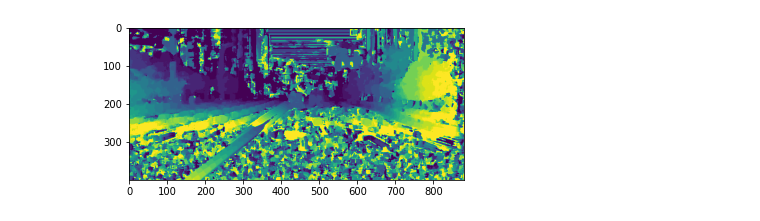
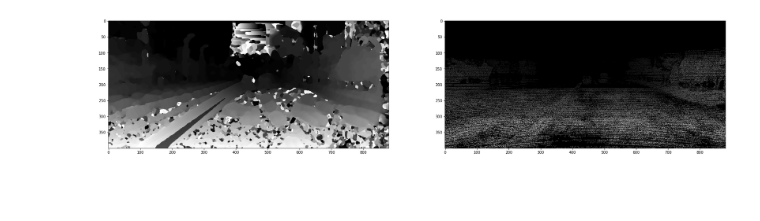
Before and after one commit to LOOP115/Stereo_Disparity, a Jupyter notebook: code.ipynb, the cells around one changed output. Drawn from its saved outputs; the diff is of its cells as text; code cells hidden in the pictures; blank space fills up the shorter version.

```diff
--- a/code.ipynb
+++ b/code.ipynb
@@ -1,48 +1,59 @@
 # %%
 from PIL import Image
 from pylab import *
-from numpy import *
+import numpy as np
 from numpy.ma import array
 from scipy import ndimage
-def plane_sweep_ncc(im_l,im_r,start,steps,wid):
+import cv2
+from matplotlib import pyplot as plt
+
+
+def NCC_UniformFilter(im_l,im_r,start,steps,wid):
     """ 使用归一化的互相关计算视差图像 """
     m,n = im_l.shape
     # 保存不同求和值的数组
-    mean_l = zeros((m,n))
-    mean_r = zeros((m,n))
-    s = zeros((m,n))
-    s_l = zeros((m,n))
-    s_r = zeros((m,n))
+    mean_l = np.zeros((m,n))
+    mean_r = np.zeros((m,n))
+    s = np.zeros((m,n))
+    s_l = np.zeros((m,n))
+    s_r = np.zeros((m,n))
     # 保存深度平面的数组
-    dmaps = zeros((m,n,steps))
+    dmaps = np.zeros((m, n, steps * 4))
     # 计算图像块的平均值
     ndimage.uniform_filter(im_l,wid,mean_l)
     ndimage.uniform_filter(im_r,wid,mean_r)
     # 归一化图像
     norm_l = im_l - mean_l
     norm_r = im_r - mean_r
+    #steps = np.arange(0,68,0.25)
+
     # 尝试不同的视差
+    count = 0
     for displ in range(steps):
         # 将左边图像移动到右边，计算加和
-        ndimage.uniform_filter(np.roll(norm_l, -displ - start) * norm_r, wid, s) # 和归一化
-        ndimage.uniform_filter(np.roll(norm_l, -displ - start) * np.roll(norm_l, -displ - start), wid, s_l)
+        #shiftImg = np.roll(norm_l, int(round(-displ - start, 0)))
+        shiftImg = np.roll(norm_l, -displ - start, 0)
+        ndimage.uniform_filter(shiftImg * norm_r, wid, s) # 和归一化
+        ndimage.uniform_filter( shiftImg *  shiftImg, wid, s_l)
         ndimage.uniform_filter(norm_r*norm_r,wid,s_r) # 和反归一化
         # 保存 ncc 的分数
-        dmaps[:,:,displ] = s / sqrt(abs(s_l * s_r))
+        dmaps[:,:,count] = s / sqrt(abs(s_l * s_r))
+        count+=1
         # 为每个像素选取最佳深度
     return np.argmax(dmaps, axis=2)
 
-def plane_sweep_gauss(im_l,im_r,start,steps,wid):
+
+def NCC_Gauss(im_l,im_r,start,steps,wid):
  """ 使用带有高斯加权周边的归一化互相关计算视差图像 """
  m,n = im_l.shape
  # 保存不同加和的数组
- mean_l = zeros((m,n))
- mean_r = zeros((m,n))
- s = zeros((m,n))
- s_l = zeros((m,n))
- s_r = zeros((m,n))
+ mean_l = np.zeros((m,n))
+ mean_r = np.zeros((m,n))
+ s = np.zeros((m,n))
+ s_l = np.zeros((m,n))
+ s_r = np.zeros((m,n))
  # 保存深度平面的数组
- dmaps = zeros((m,n,steps))
+ dmaps = np.zeros((m,n,steps))
  # 计算平均值
  ndimage.gaussian_filter(im_l,wid,0,mean_l)
  ndimage.gaussian_filter(im_r,wid,0,mean_r)
@@ -52,24 +63,44 @@ def plane_sweep_gauss(im_l,im_r,start,steps,wid):
  # 尝试不同的视差
  for displ in range(steps):
      # 将左边图像移动到右边，计算加和
-     ndimage.gaussian_filter(np.roll(norm_l, -displ - start) * norm_r, wid, 0, s) # 和归一化
-     ndimage.gaussian_filter(np.roll(norm_l, -displ - start) * np.roll(norm_l, -displ - start), wid, 0, s_l)
+     shiftImg = np.roll(norm_l, -displ - start)
+     ndimage.gaussian_filter(shiftImg * norm_r, wid, 0, s) # 和归一化
+     ndimage.gaussian_filter(shiftImg * shiftImg, wid, 0, s_l)
      ndimage.gaussian_filter(norm_r*norm_r,wid,0,s_r) # 和反归一化
      # 保存 ncc 的分数
      dmaps[:,:,displ] = s / np.sqrt(s_l * s_r)
  # 为每个像素选取最佳深度
  return np.argmax(dmaps, axis=2)
 
-im_l = array(Image.open(r'resources\Dataset\2018-07-09-16-11-56_2018-07-09-16-11-56-702-left.jpg').convert('L'), 'f')
-im_r = array(Image.open(r'resources\Dataset\2018-07-09-16-11-56_2018-07-09-16-11-56-702-right.jpg').convert('L'),'f')
+im_l = cv2.imread("./resources/Dataset/2018-07-09-16-11-56_2018-07-09-16-11-56-702-left.jpg",cv2.IMREAD_GRAYSCALE)
+im_r = cv2.imread("./resources/Dataset/2018-07-09-16-11-56_2018-07-09-16-11-56-702-right.jpg",cv2.IMREAD_GRAYSCALE)
+
+print(im_l.shape)
+
+im_l = array(im_l,'f')
+im_r = array(im_r,'f')
 # 开始偏移，并设置步长
-steps = 20
-start = 4
+steps = 68
+start = 1
 # ncc 的宽度
-wid = 10
-res = plane_sweep_ncc(im_l,im_r,start,steps,wid)
+windowSize = 4
 
-imshow(res)
+#disparityMap = NCC_UniformFilter(im_l,im_r,start,steps,windowSize)
+disparityMap = NCC_Gauss(im_l,im_r,start,steps,windowSize)
+disparityMap = cv2.subtract(disparityMap, tuple([1.0]))
+disparityMap = cv2.normalize(disparityMap, disparityMap, alpha=255, beta=0, norm_type=cv2.NORM_MINMAX).astype(np.uint8)
+
+plt.subplots(figsize=(30, 30))
+plt.subplot(1,2,1)
+plt.imshow(disparityMap, cmap="gray")
+
+groundTruth = cv2.imread('./resources/Dataset/2018-07-09-16-11-56_2018-07-09-16-11-56-702-disparity.png')
+groundTruth = cv2.normalize(groundTruth, groundTruth, alpha=255, beta=0, norm_type=cv2.NORM_MINMAX).astype(np.uint8)
+plt.subplot(1,2,2)
+plt.imshow(groundTruth)
+#print(groundTruth[:,:,0][380])
+
+
 """分析小结
     由上面实验结果可知，当steps的值越来越大，步长越来越大时，噪点的存在就越来越少，
     实验图片中的物体纹理愈发明显，但是会丧失许多细节，图片画面过于平滑。所以步长应取适中，以下实验取为20。
@@ -85 +117 @@ imshow(res)
-[figure, old version]
+[figure, new version]
```
Also changed, not shown: parts of 5 cells of this notebook, 1 other file.
